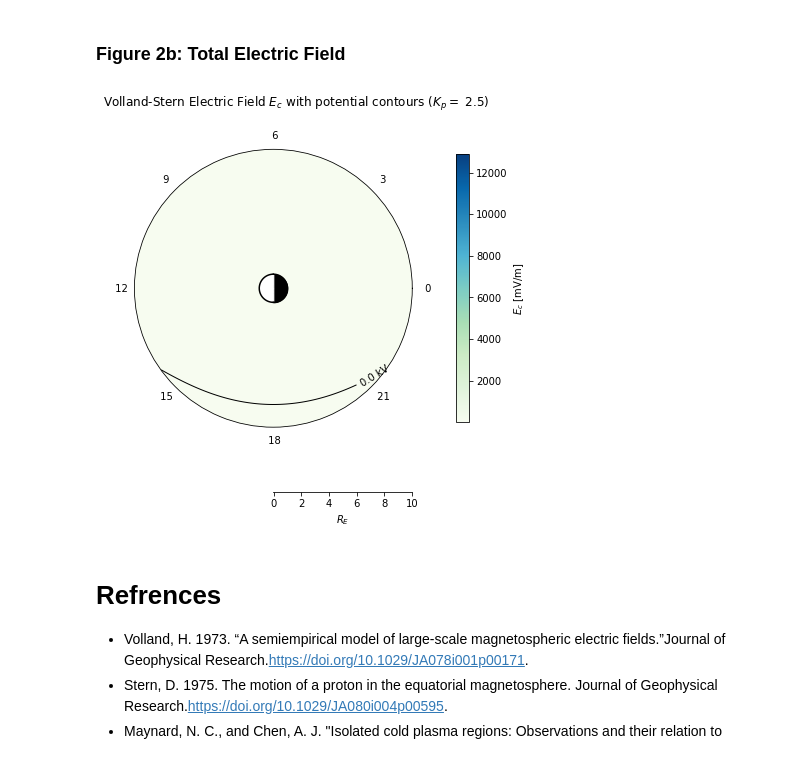
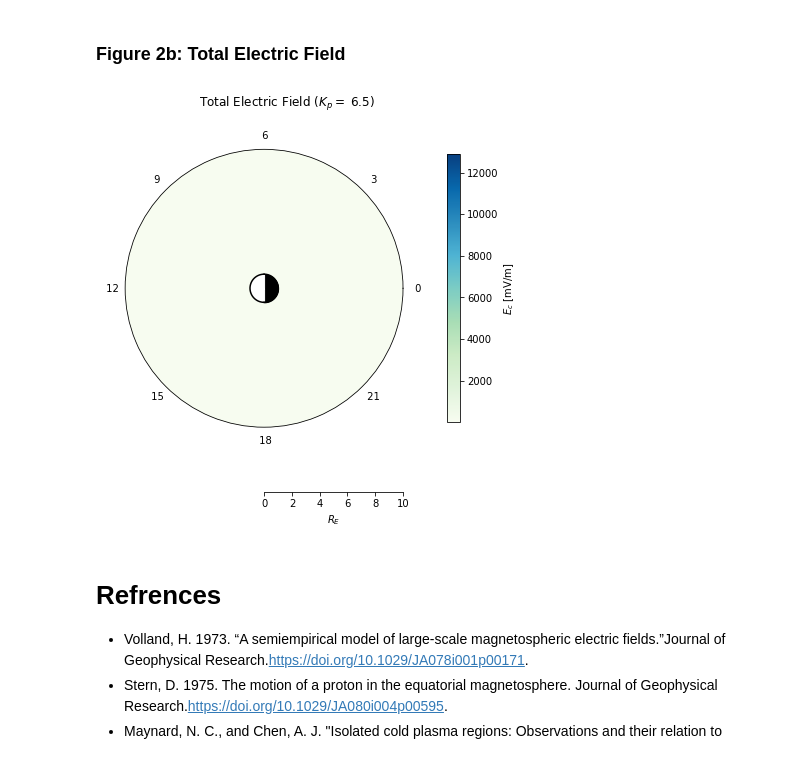
Before and after one commit to argallmr/imef, a Jupyter notebook: particle-tracing/electric-field/Volland-Stern.ipynb, the cells around one changed output. Cells and saved outputs as stored; diff of their text form; code cells hidden in the pictures.

```diff
--- a/particle-tracing/electric-field/Volland-Stern.ipynb
+++ b/particle-tracing/electric-field/Volland-Stern.ipynb
@@ -55,7 +55,7 @@ Calculate grid of potential and electric field values.
 '''
 constants
 '''
-kp      = 2.5       # kp index
+kp      = 6.5       # kp index
 gs      = 2.0       # shielding constant
 RE      = 6371000   # radius of earth [m]
 lmax    = 10        # max L-shell level (L) to be calculated
@@ -351,39 +357,35 @@ other ways to adjust plot - save for later
 # %%
 '''
 plot of volland-stern convection electric and potential
 '''
 # scale coordinates in units [RE]
 rscale = r/RE
 
 fig, axes = plt.subplots(nrows=1, ncols=1, squeeze=False, subplot_kw=dict(projection='polar'), figsize=(6, 6))
 ax1 = axes[0, 0]
 # A/N: standard figsize, use y=1.05 in 'suptitle' and no fraction in 'colorbar'
 
 # plot E-field
 eplot = ax1.pcolormesh(phi, rscale, etot_new, cmap=pcolor, shading='nearest')
 fig.colorbar(eplot, ax=ax1, pad=0.13, fraction=0.04, label="$E_c$ [mV/m]")
 
-# plot potential contours
-uplot = ax1.contour(phi, rscale, utot_new, 10, colors='k', linewidths=1)
-ax1.clabel(uplot, uplot.levels, fmt = '%.1f kV')
-
 # scale angular by MLT
 scale_ang = ticker.FuncFormatter(lambda phi, pos: '{0: .0f}'.format(math.degrees(phi/15)))
 ax1.xaxis.set_major_formatter(scale_ang)
 
 # hide radial labels and add RE-scaled subaxis
 ax1.set_yticklabels([])
 add_offscale_RE(ax1)
 
 # set title
-fig.suptitle(f"Volland-Stern Electric Field $E_c$ with potential contours ($K_p =$ {kp})", y = 0.95)
+fig.suptitle(f"Total Electric Field ($K_p =$ {kp})", y = 0.95)
 
 # draw the earth
 draw_earth(ax1, polar=True, zorder=10)
 
 plt.show()
 # %% [output]
-[figure, old version]
+[figure, new version]
 # %% [markdown]
 # Refrences
 * Volland, H. 1973. “A semiempirical model of large-scale magnetospheric electric fields.”Journal of Geophysical
```
Also changed, not shown: parts of 6 cells of this notebook, 1 other file.
